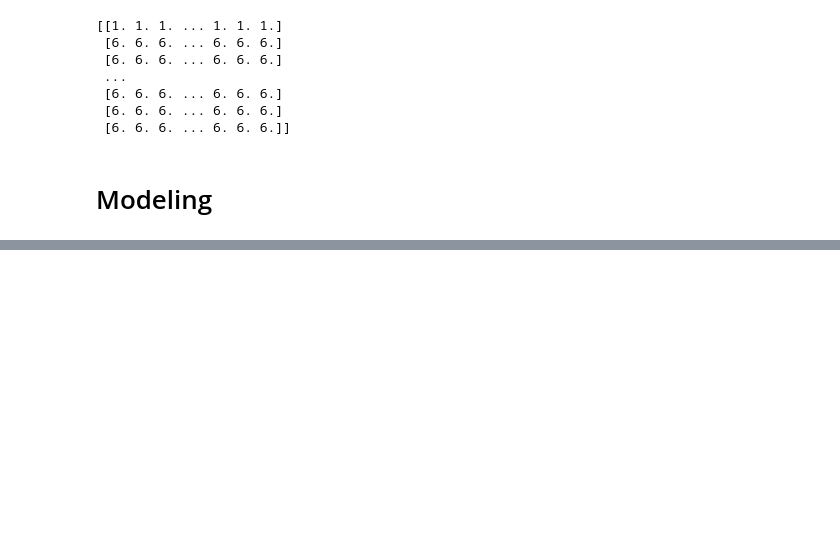
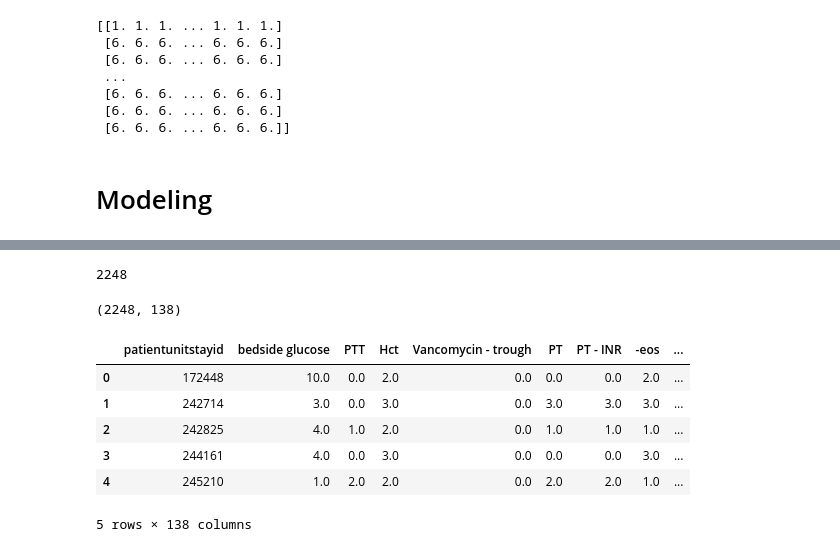
Before and after one commit to adit98/tbi, a Jupyter notebook: GCS_Modeling.ipynb, the cells around one changed output, grey strips where cells are left out. Saved outputs shown, nothing was run; the diff lists cells and outputs as text; code cells hidden in the pictures; blank space fills up the shorter version.

```diff
--- a/GCS_Modeling.ipynb
+++ b/GCS_Modeling.ipynb
@@ -451,0 +457,20 @@ AUC: 0.8192049547091564
+# %%
+print(len(keys))
+# %% [output]
+2248
+# %%
+id_df = pd.DataFrame(keys, columns =['patientunitstayid'])
+# id_df.head()
+labtypedata_cts_allids = labtypedata_cts.merge(id_df, how='right', on='patientunitstayid')
+labtypedata_cts_allids = labtypedata_cts_allids.fillna(0)
+print(labtypedata_cts_allids.shape)
+labtypedata_cts_allids.head()
+# %% [output]
+(2248, 138)
+|  | patientunitstayid | bedside glucose | PTT | Hct | Vancomycin - trough | PT | PT - INR | -eos | ... |
+| 0 | 172448 | 10.0 | 0.0 | 2.0 | 0.0 | 0.0 | 0.0 | 2.0 | ... |
+| 1 | 242714 | 3.0 | 0.0 | 3.0 | 0.0 | 3.0 | 3.0 | 3.0 | ... |
+| 2 | 242825 | 4.0 | 1.0 | 2.0 | 0.0 | 1.0 | 1.0 | 1.0 | ... |
+| 3 | 244161 | 4.0 | 0.0 | 3.0 | 0.0 | 0.0 | 0.0 | 3.0 | ... |
+| 4 | 245210 | 1.0 | 2.0 | 2.0 | 0.0 | 2.0 | 2.0 | 1.0 | ... |
+5 rows × 138 columns
```
Also changed, not shown: parts of 10 cells of this notebook.
